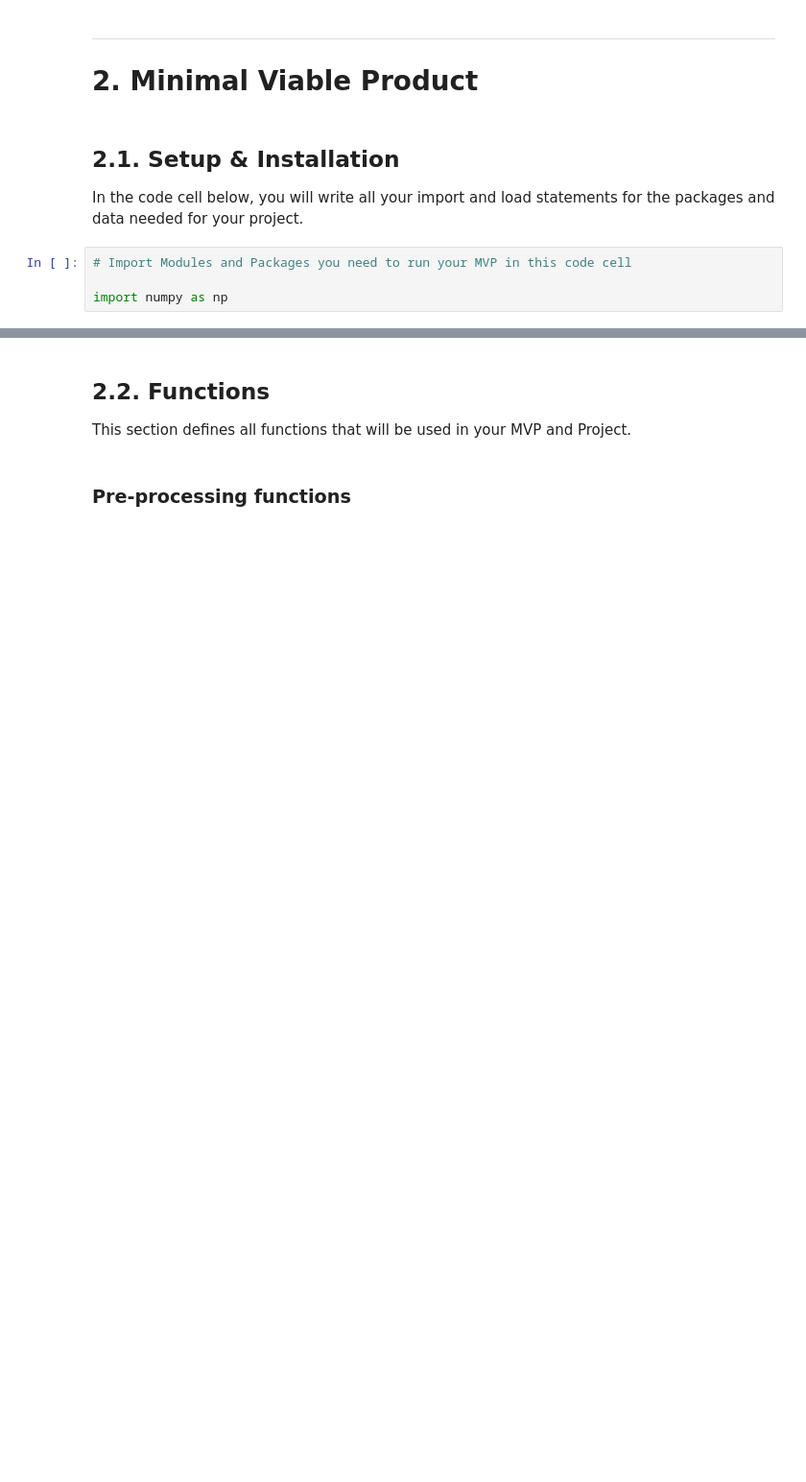
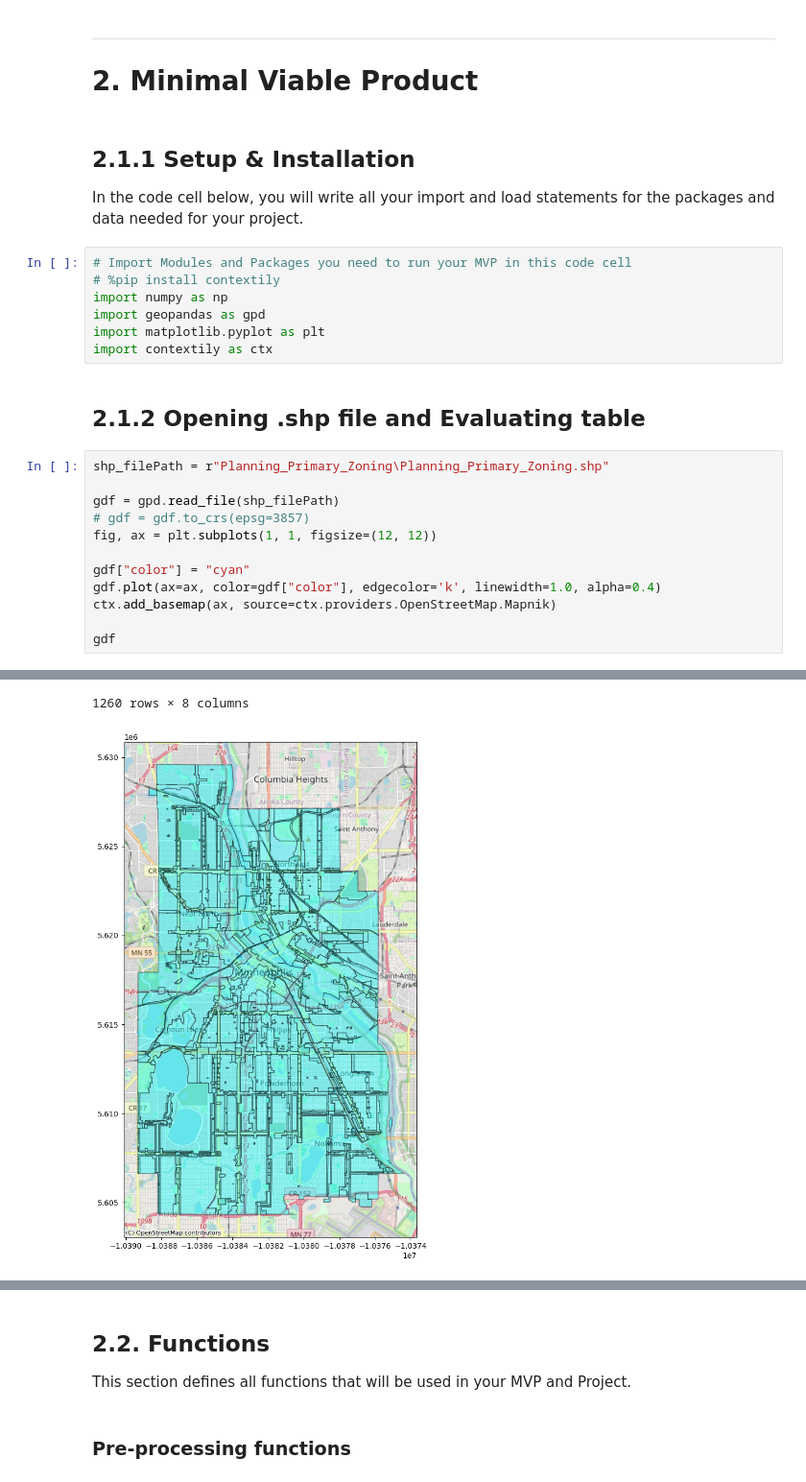
Before and after one commit to joshua-cheng2210/GEOG3541-MVP3, a Jupyter notebook: MVP3-2025.ipynb, the cells around one changed output, grey strips where cells are left out. Shown at 96% size. Drawn from its saved outputs; the diff is of its cells as text; blank space fills up the shorter version.

```diff
--- a/MVP3-2025.ipynb
+++ b/MVP3-2025.ipynb
@@ -34,10 +33,28 @@ ___
 
 # 2. Minimal Viable Product
 # %% [markdown]
-## 2.1. Setup & Installation
+## 2.1.1 Setup & Installation
 
 In the code cell below, you will write all your import and load statements for the packages and data needed for your project.
 # %%
 # Import Modules and Packages you need to run your MVP in this code cell
-
+# %pip install contextily
 import numpy as np
+import geopandas as gpd
+import matplotlib.pyplot as plt
+import contextily as ctx
+# %% [markdown]
+## 2.1.2 Opening .shp file and Evaluating table
+# %%
+shp_filePath = r"Planning_Primary_Zoning\Planning_Primary_Zoning.shp"
+
+gdf = gpd.read_file(shp_filePath)
+# gdf = gdf.to_crs(epsg=3857)
+fig, ax = plt.subplots(1, 1, figsize=(12, 12))
+
+gdf["color"] = "cyan"
+gdf.plot(ax=ax, color=gdf["color"], edgecolor='k', linewidth=1.0, alpha=0.4)
+ctx.add_basemap(ax, source=ctx.providers.OpenStreetMap.Mapnik)
+
+gdf
+# %% [output]
@@ -43,0 +73,2 @@ import numpy as np
+1260 rows × 8 columns
+[figure, added]
```
Also changed, not shown: parts of 8 cells of this notebook, 2 other files.
